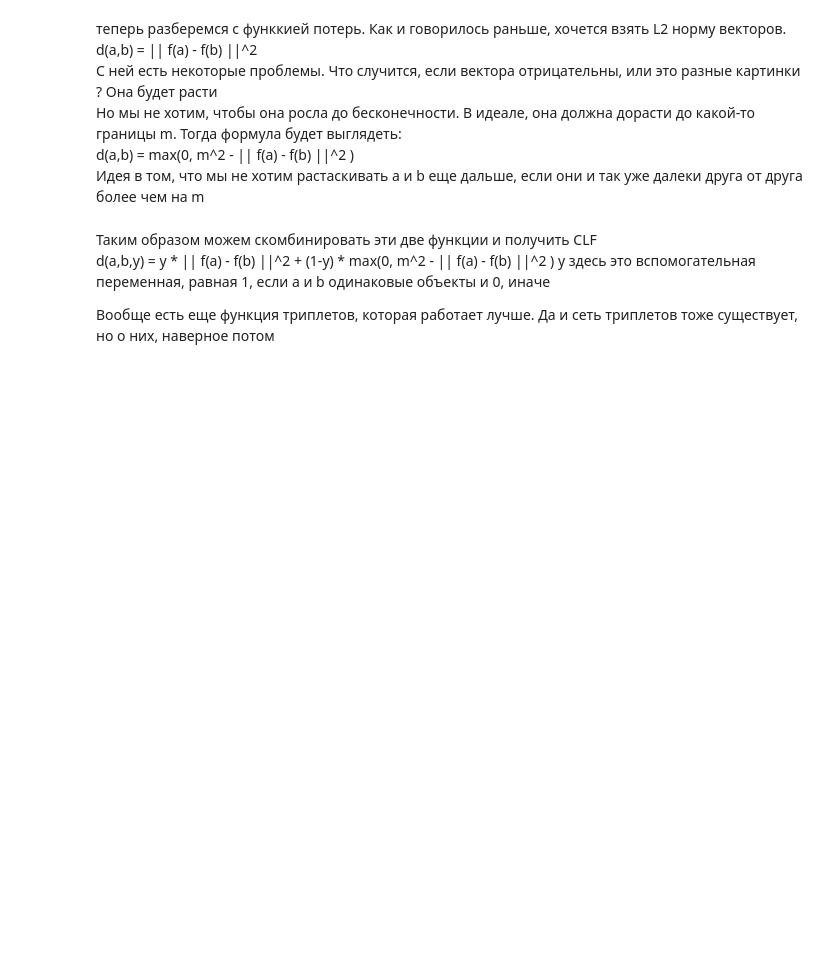
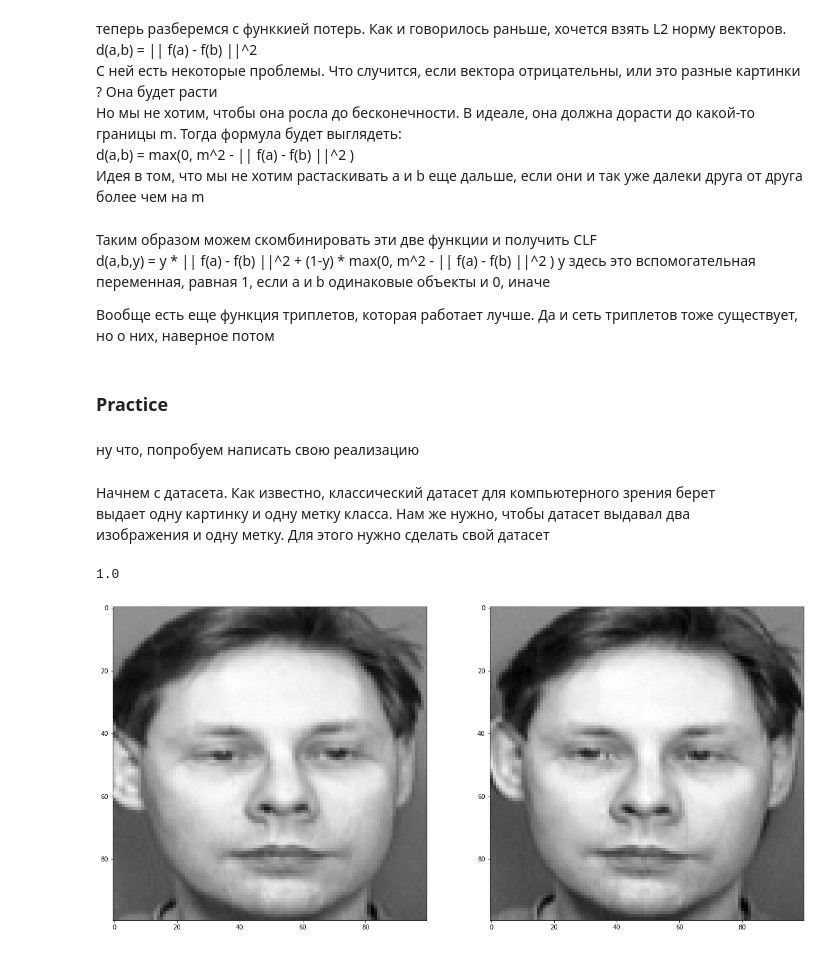
Before and after one commit to preciselyV/masteringComputerVision, a Jupyter notebook: nets/SiameseNN.ipynb, the cells around one changed output. Drawn from its saved outputs; the diff is of its cells as text; code cells hidden in the pictures; blank space fills up the shorter version.

Commit message:
dataset for siamese nn

```diff
--- a/nets/SiameseNN.ipynb
+++ b/nets/SiameseNN.ipynb
@@ -40,3 +40,11 @@ d(a,b,y) =  y * || f(a) - f(b) ||^2  + (1-y) * max(0, m^2 - || f(a) - f(b) ||^2
 y здесь это вспомогательная переменная, равная 1, если а и b одинаковые объекты и 0, иначе
 
 Вообще есть еще функция триплетов, которая работает лучше. Да и сеть триплетов тоже существует, но о них, наверное потом
+# %% [markdown]
+### Practice
+# %% [markdown]
+ну что, попробуем написать свою реализацию
+# %% [markdown]
+Начнем с датасета. Как известно, классический датасет для компьютерного зрения берет
+выдает одну картинку и одну метку класса. Нам же нужно, чтобы датасет выдавал два
+изображения и одну метку. Для этого нужно сделать свой датасет
@@ -42,0 +81,20 @@ y здесь это вспомогательная переменная, рав
+# %%
+import torchvision.transforms as T
+
+transforms = T.Compose([
+    T.Resize((100,100)),
+    T.Grayscale(),
+    T.ToTensor()
+])
+root = "./data/at&t/faces/training"
+dataset = SiameseDataset(root = root, transform = transforms)
+f = plt.figure(figsize =(20,20))
+img0,img1,label = dataset[0]
+f.add_subplot(121)
+plt.imshow(img0.permute(1,2,0), cmap='gray')
+f.add_subplot(122)
+plt.imshow(img1.permute(1,2,0), cmap='gray')
+print(label.item())
+# %% [output]
+1.0
+[figure, added]
```
Also changed, not shown: parts of 2 cells of this notebook.
